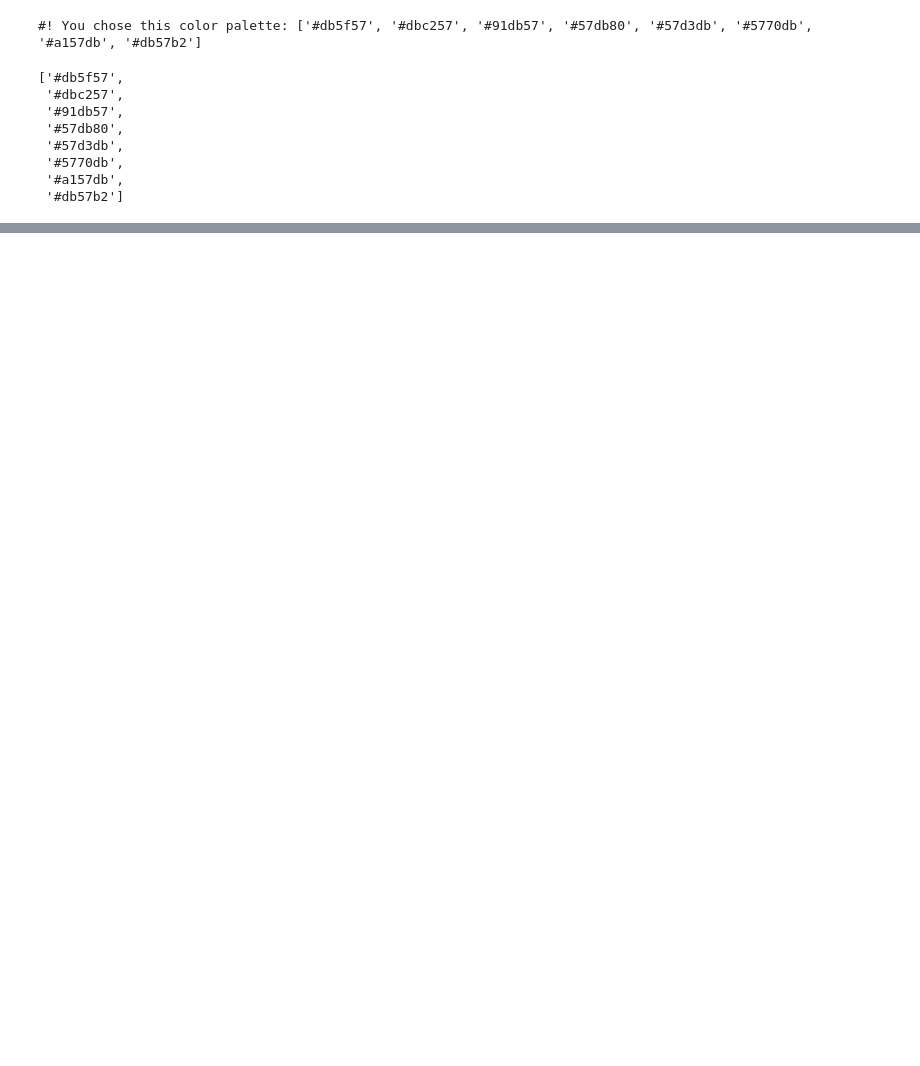
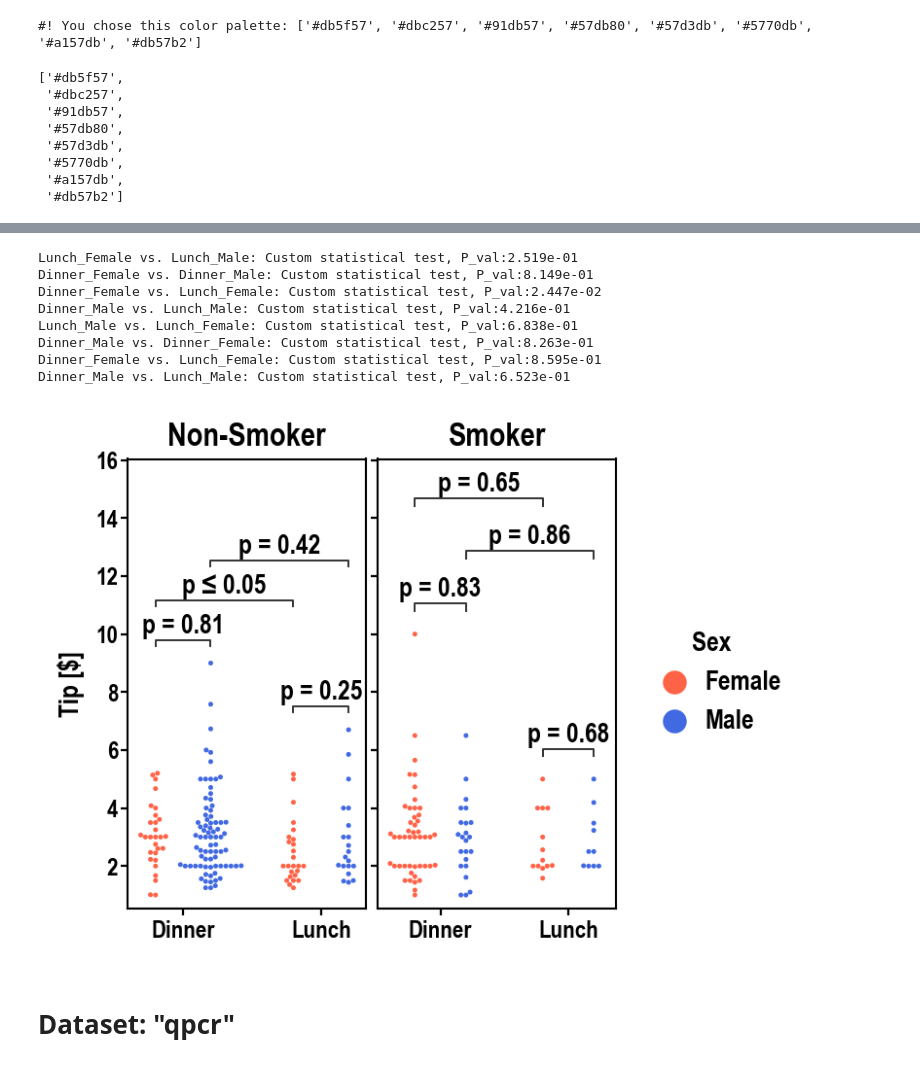
Before and after one commit to markur4/plotastic, a Jupyter notebook: IMAGES/EXAMPLE_GALLERY/example_gallery.ipynb, the cells around one changed output, grey strips where cells are left out. Saved outputs shown, nothing was run; the diff lists cells and outputs as text; code cells hidden in the pictures; blank space fills up the shorter version.

Commit message:
example gallery

```diff
--- a/IMAGES/EXAMPLE_GALLERY/example_gallery.ipynb
+++ b/IMAGES/EXAMPLE_GALLERY/example_gallery.ipynb
@@ -17,0 +20,12 @@ plst.set_palette("hls", verbose=True)
+# %%
+# Import Example Data
+DF, _dims = plst.load_dataset("tips", verbose=True)
+dims = dict(
+    y="tip",
+    x="time",
+    hue="sex",
+    col="smoker",
+    # row="smoker",
+)
+DA = plst.DataAnalysis(DF, dims, verbose=True)
+# DA.catplot(dodge=True)
@@ -17,0 +81,37 @@ plst.set_palette("hls", verbose=True)
+# %%
+# Colors
+plst.set_palette(["tomato", "royalblue"], verbose=False)
+
+(
+    DA.subplots(figsize=(3, 3))
+    .fillaxes(
+        kind="swarm",
+        dodge=True,
+        size=1.8,
+    )
+    .annotate_pairwise(
+        only_sig="all",
+        text_format="simple",
+        text_offset=0.5,
+        verbose=True,
+    )
+    .edit_titles(
+        axtitles=["Non-Smoker", "Smoker"],
+    )
+    .edit_xy_axis_labels(y="Tip [$]", x="")
+    .edit_legend(capitalize_title=True)
+)
+
+plt.savefig("tips1.png", dpi=300, bbox_inches="tight")
+# %% [output]
+Lunch_Female vs. Lunch_Male: Custom statistical test, P_val:2.519e-01
+Dinner_Female vs. Dinner_Male: Custom statistical test, P_val:8.149e-01
+Dinner_Female vs. Lunch_Female: Custom statistical test, P_val:2.447e-02
+Dinner_Male vs. Lunch_Male: Custom statistical test, P_val:4.216e-01
+Lunch_Male vs. Lunch_Female: Custom statistical test, P_val:6.838e-01
+Dinner_Male vs. Dinner_Female: Custom statistical test, P_val:8.263e-01
+Dinner_Female vs. Lunch_Female: Custom statistical test, P_val:8.595e-01
+Dinner_Male vs. Lunch_Male: Custom statistical test, P_val:6.523e-01
+[figure, added]
+# %% [markdown]
+# Dataset: "qpcr"
```
Also changed, not shown: parts of 8 cells of this notebook, 3 other files.
